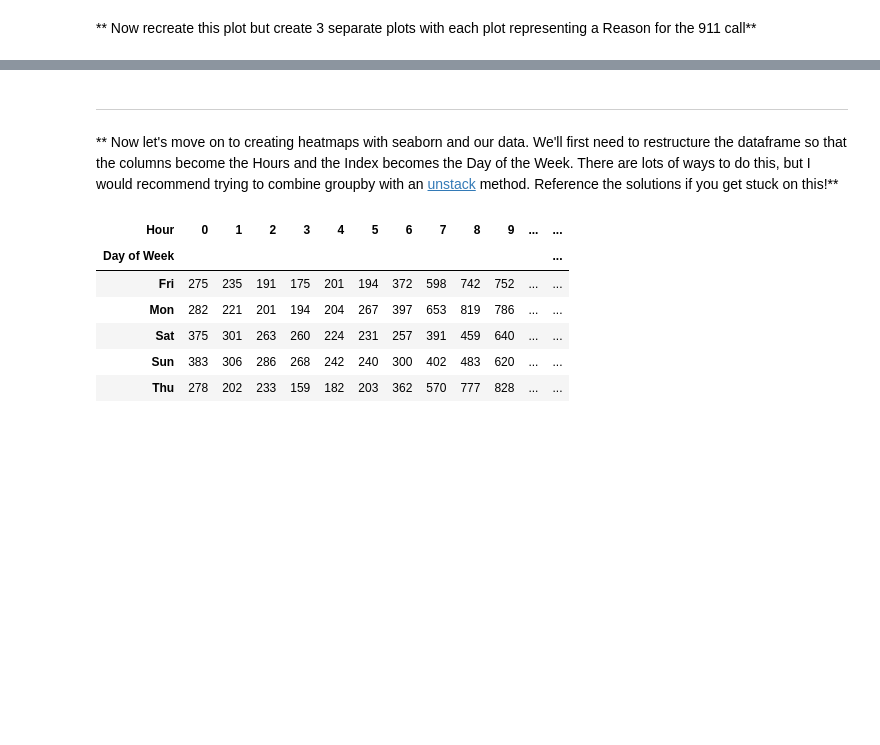
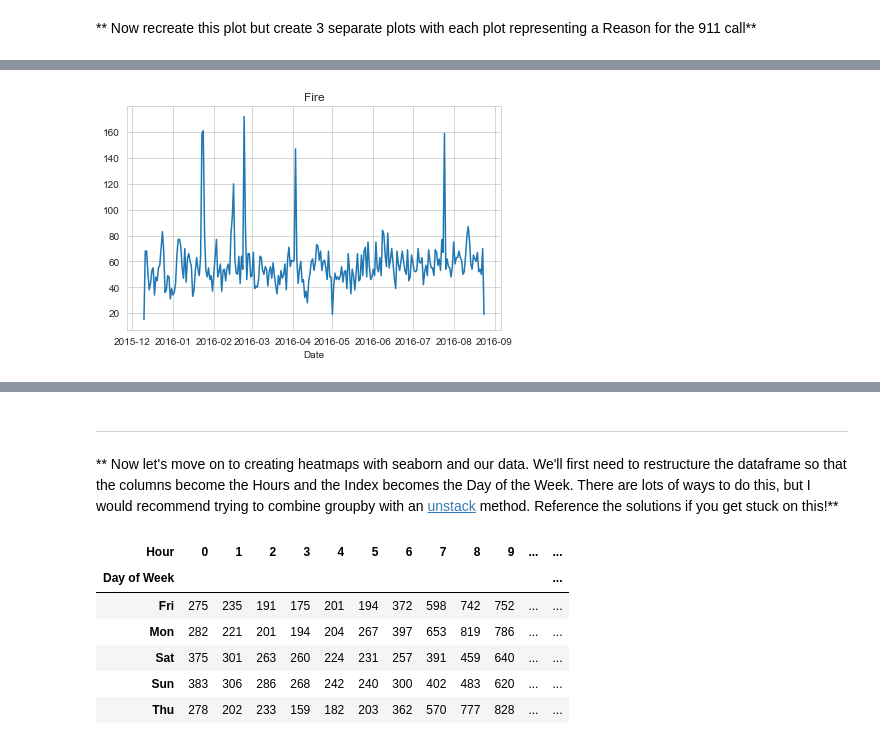
Before and after one commit to adfelt/911-Calls-Project, a Jupyter notebook: 911 Calls Data Capstone Project.ipynb, the cells around one changed output, grey strips where cells are left out. Saved outputs shown, nothing was run; the diff lists cells and outputs as text; code cells hidden in the pictures; blank space fills up the shorter version.

```diff
--- a/911 Calls Data Capstone Project.ipynb
+++ b/911 Calls Data Capstone Project.ipynb
@@ -260,0 +263,6 @@ sns.lmplot(x='Month', y='twp',data=by_month)
+# %%
+df[df['Reasons']=='Fire'].groupby('Date').count()['twp'].plot()
+plt.title('Fire')
+plt.tight_layout()
+# %% [output]
+[figure, added]
```
Also changed, not shown: parts of 8 cells of this notebook.
